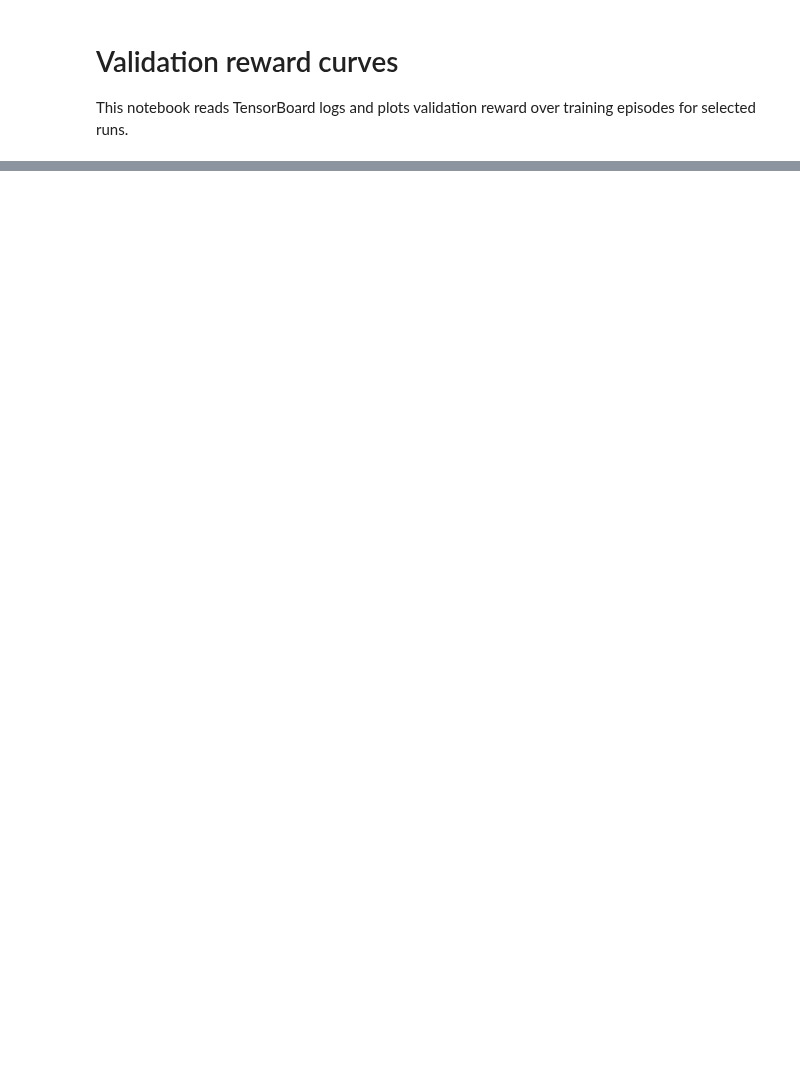
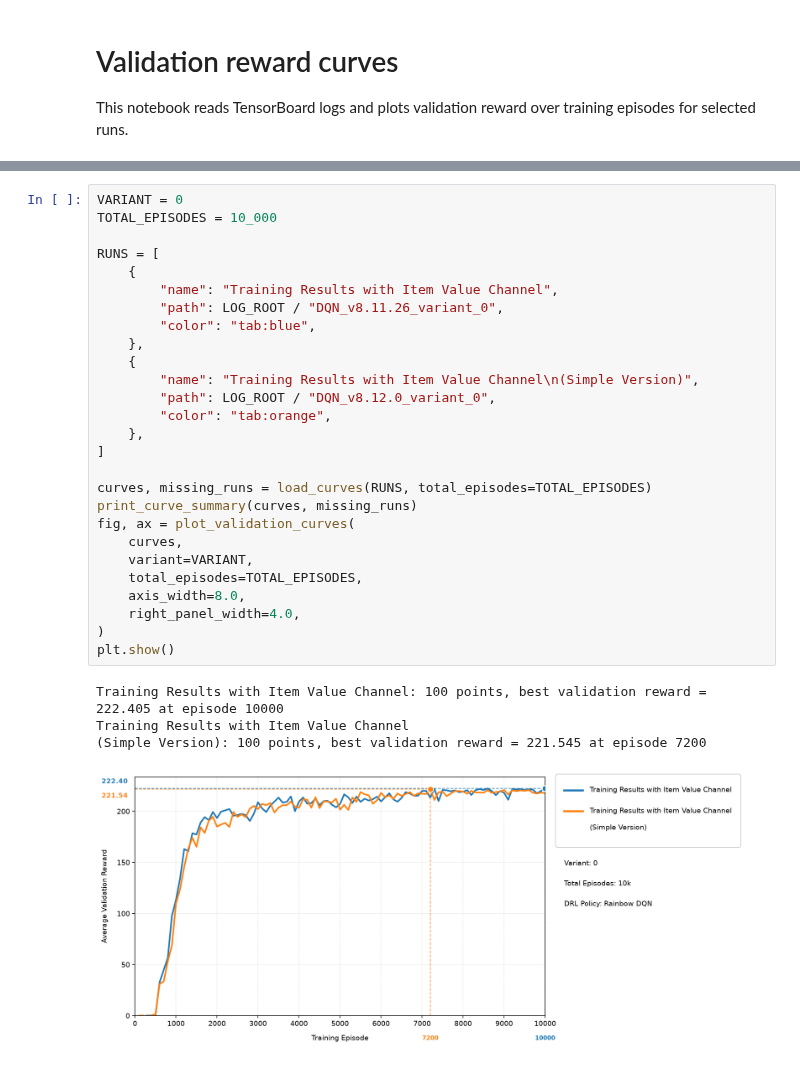
Before and after one commit to Lirong-Zhuang/CodingLab_DRL_team, a Jupyter notebook: statistic/validation_reward_curves.ipynb, the cells around one changed output, grey strips where cells are left out. Cells and saved outputs as stored; diff of their text form; blank space fills up the shorter version.

```diff
--- a/statistic/validation_reward_curves.ipynb
+++ b/statistic/validation_reward_curves.ipynb
@@ -179,0 +264,32 @@ RuntimeError: No curves were loaded. Check RUNS and LOG_ROOT above.
+# %%
+VARIANT = 0
+TOTAL_EPISODES = 10_000
+
+RUNS = [
+    {
+        "name": "Training Results with Item Value Channel",
+        "path": LOG_ROOT / "DQN_v8.11.26_variant_0",
+        "color": "tab:blue",
+    },
+    {
+        "name": "Training Results with Item Value Channel\n(Simple Version)",
+        "path": LOG_ROOT / "DQN_v8.12.0_variant_0",
+        "color": "tab:orange",
+    },
+]
+
+curves, missing_runs = load_curves(RUNS, total_episodes=TOTAL_EPISODES)
+print_curve_summary(curves, missing_runs)
+fig, ax = plot_validation_curves(
+    curves,
+    variant=VARIANT,
+    total_episodes=TOTAL_EPISODES,
+    axis_width=8.0,
+    right_panel_width=4.0,
+)
+plt.show()
+# %% [output]
+Training Results with Item Value Channel: 100 points, best validation reward = 222.405 at episode 10000
+Training Results with Item Value Channel
+(Simple Version): 100 points, best validation reward = 221.545 at episode 7200
+[figure, added]
```
Also changed, not shown: parts of 3 cells of this notebook, 6 other files.
